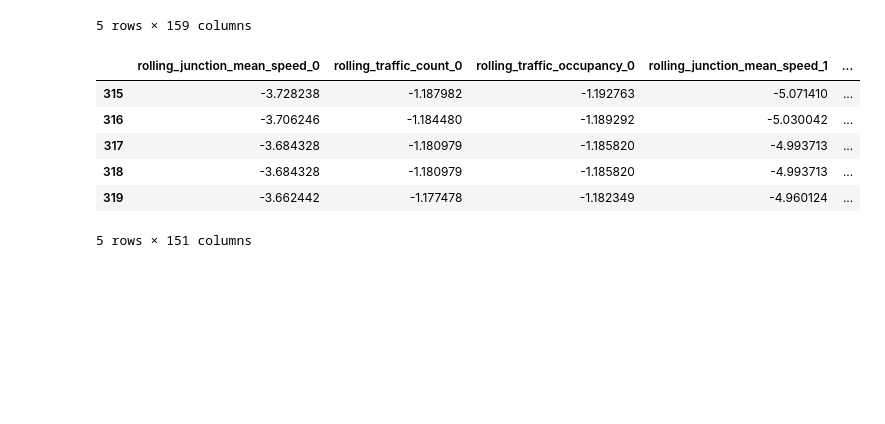
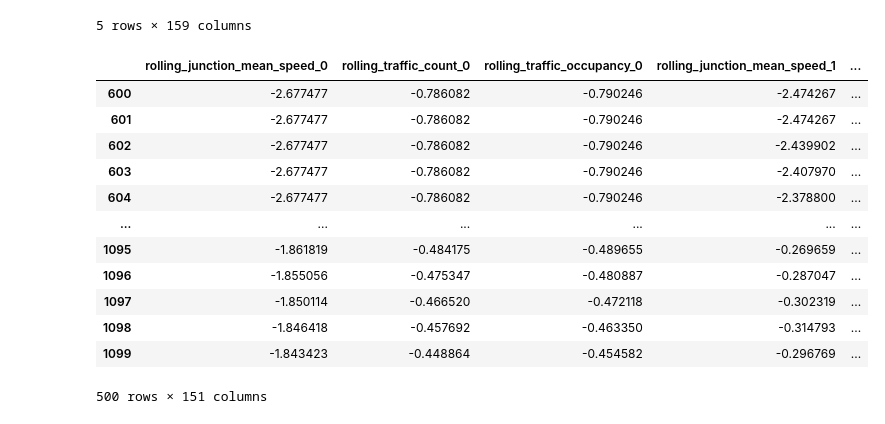
Before and after one commit to MPSLab-ASU/IncidentNet, a Jupyter notebook: city_scale/xgboost/evaluate_xgboost.ipynb, the cells around one changed output. Drawn from its saved outputs; the diff is of its cells as text; code cells hidden in the pictures; blank space fills up the shorter version.

```diff
--- a/city_scale/xgboost/evaluate_xgboost.ipynb
+++ b/city_scale/xgboost/evaluate_xgboost.ipynb
@@ -144,6 +144,6 @@ Number of incidents in this simulation with more severe incidents 11
 Input traffic raw data shape is (82944000, 18)
 # %%
-df_traffic_reduced = df_traffic_reduced.drop(["vehicles_per_lane_1","vehicles_per_lane_0","lane_mean_speed_0","lane_mean_speed_1"],axis=1)
+# df_traffic_reduced = df_traffic_reduced.drop(["vehicles_per_lane_1","vehicles_per_lane_0","lane_mean_speed_0","lane_mean_speed_1"],axis=1)
 # %%
 
 if NUM_OF_JUNCTIONS == 3:
@@ -169,7 +169,7 @@ elif NUM_OF_JUNCTIONS == 6:
 elif NUM_OF_JUNCTIONS == 7:
     print(f" Number of junctions considered 7")
     incoming_edges = ["436794680#0","436791113#0","-436942381#3","533371302#0","436942374","436790491","436943750#0","-643913497","436940278","436943762#0","436794669","436942357","-436942356#1","436942362#0","436789580#1","436794670","1051038541#0","-436794679#3"]
-    outgoing_edges = ["533573776#0","5607328#0","436942381#0","436790495","-1033824750","30031286#0","436943743#0","-436943762#2","436940270","519448767","-436794676#1","531969915#0","436942356#0","-436942362#3","436789564#0","A-1088637809#1","A436942385#0","A436794679#0"]
+    outgoing_edges = ["533573776#0","5607328#0","436942381#0","436790495","-1033824750","30031286#0","436943743#0","-436943762#2","436940270","519448767","-436794676#1","531969915#0","436942356#0","-436942362#3","436789564#0","-1088637809#1","436942385#0","436794679#0"]
 
 elif NUM_OF_JUNCTIONS == 8:
     print(f" Number of junctions considered 8")
@@ -406,7 +406,7 @@ for sensor_combination in interested_combo:
     df_merged["travel_time"] = df_merged["step_x"] - df_merged["step_y"]
 
     df_travel_time_data = df_merged[["step_x","travel_time"]]
-
+    df_travel_time_data = df_travel_time_data.groupby("step_x").mean().reset_index()
 
     df_travel_time_data2 = pd.merge(left = df_travel_time_data,right = dd_dataframe, right_on='steps',left_on="step_x", how='right')
 
@@ -449,7 +449,7 @@ df_traffic_data.head()
 | 4 | 4 | NaN | NaN | NaN | NaN | ... |
 5 rows × 159 columns
 # %%
-df = df_traffic_data[315:]
+df = df_traffic_data[600:]
 Y = df["accident_label"]
 X = df.drop(["incident_edge","incident_start_time","incident_type","accident_id","accident_duration","incident_lane","accident_label"],axis=1)
 # %%
@@ -463,15 +463,21 @@ xgb_model_loaded = pickle.load(open(file_name, "rb"))
 # %%
 X = X.drop(["step"],axis=1)
 # %%
-X.head()
+X.head(500)
 # %% [output]
 |  | rolling_junction_mean_speed_0 | rolling_traffic_count_0 | rolling_traffic_occupancy_0 | rolling_junction_mean_speed_1 | ... |
-| 315 | -3.728238 | -1.187982 | -1.192763 | -5.071410 | ... |
-| 316 | -3.706246 | -1.184480 | -1.189292 | -5.030042 | ... |
-| 317 | -3.684328 | -1.180979 | -1.185820 | -4.993713 | ... |
-| 318 | -3.684328 | -1.180979 | -1.185820 | -4.993713 | ... |
-| 319 | -3.662442 | -1.177478 | -1.182349 | -4.960124 | ... |
+| 600 | -2.677477 | -0.786082 | -0.790246 | -2.474267 | ... |
+| 601 | -2.677477 | -0.786082 | -0.790246 | -2.474267 | ... |
+| 602 | -2.677477 | -0.786082 | -0.790246 | -2.439902 | ... |
+| 603 | -2.677477 | -0.786082 | -0.790246 | -2.407970 | ... |
+| 604 | -2.677477 | -0.786082 | -0.790246 | -2.378800 | ... |
+| ... | ... | ... | ... | ... | ... |
+| 1095 | -1.861819 | -0.484175 | -0.489655 | -0.269659 | ... |
+| 1096 | -1.855056 | -0.475347 | -0.480887 | -0.287047 | ... |
+| 1097 | -1.850114 | -0.466520 | -0.472118 | -0.302319 | ... |
+| 1098 | -1.846418 | -0.457692 | -0.463350 | -0.314793 | ... |
+| 1099 | -1.843423 | -0.448864 | -0.454582 | -0.296769 | ... |
-5 rows × 151 columns
+500 rows × 151 columns
 # %%
 for col in X.columns:
 
```
Also changed, not shown: parts of 14 cells of this notebook.
